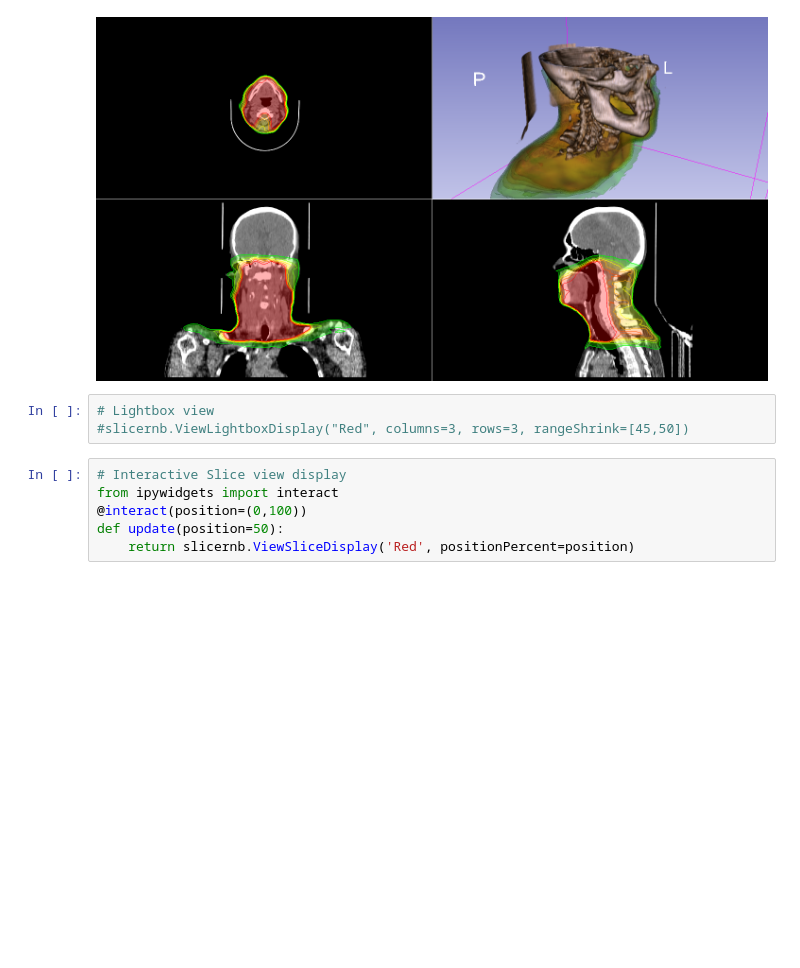
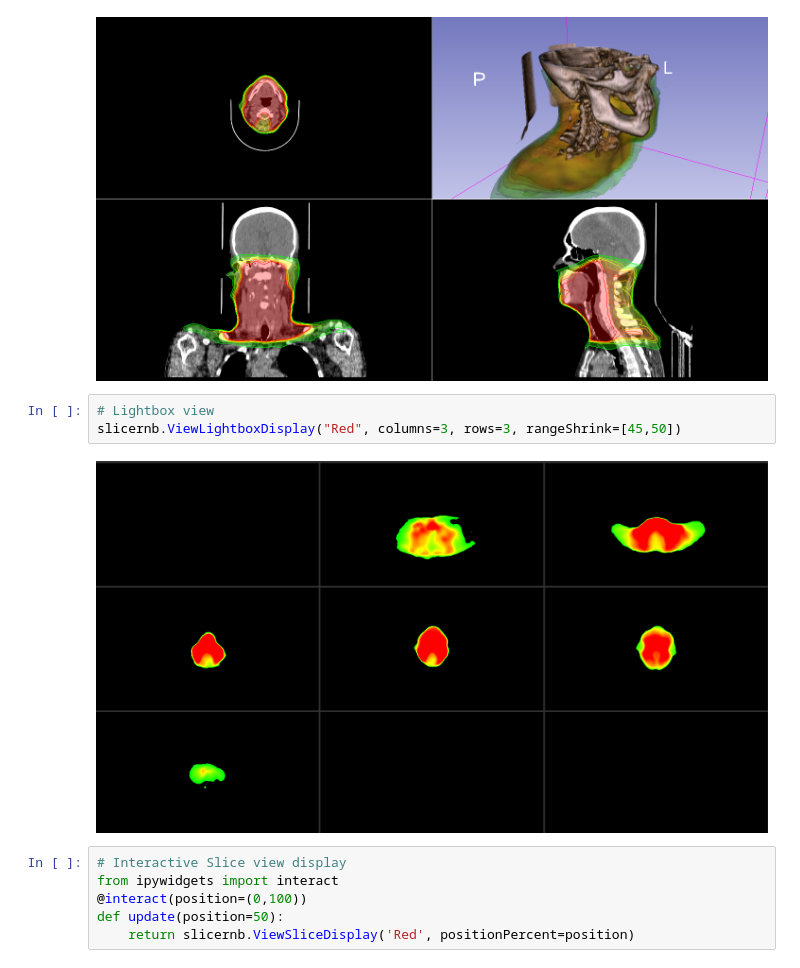
Before and after one commit to rsavjanimdphd/push2pacs, a Jupyter notebook: push2pacs.ipynb, the cells around one changed output. Saved outputs shown, nothing was run; the diff lists cells and outputs as text; blank space fills up the shorter version.

```diff
--- a/push2pacs.ipynb
+++ b/push2pacs.ipynb
@@ -55,7 +55,9 @@ slicernb.ViewDisplay("FourUp")  # You can also try: FourUp, OneUpRedSlice, OneUp
 [figure]
 # %%
 # Lightbox view
-#slicernb.ViewLightboxDisplay("Red", columns=3, rows=3, rangeShrink=[45,50])
+slicernb.ViewLightboxDisplay("Red", columns=3, rows=3, rangeShrink=[45,50])
+# %% [output]
+[figure, added]
 # %%
 # Interactive Slice view display
 from ipywidgets import interact
```
Also changed, not shown: 1 other file.
